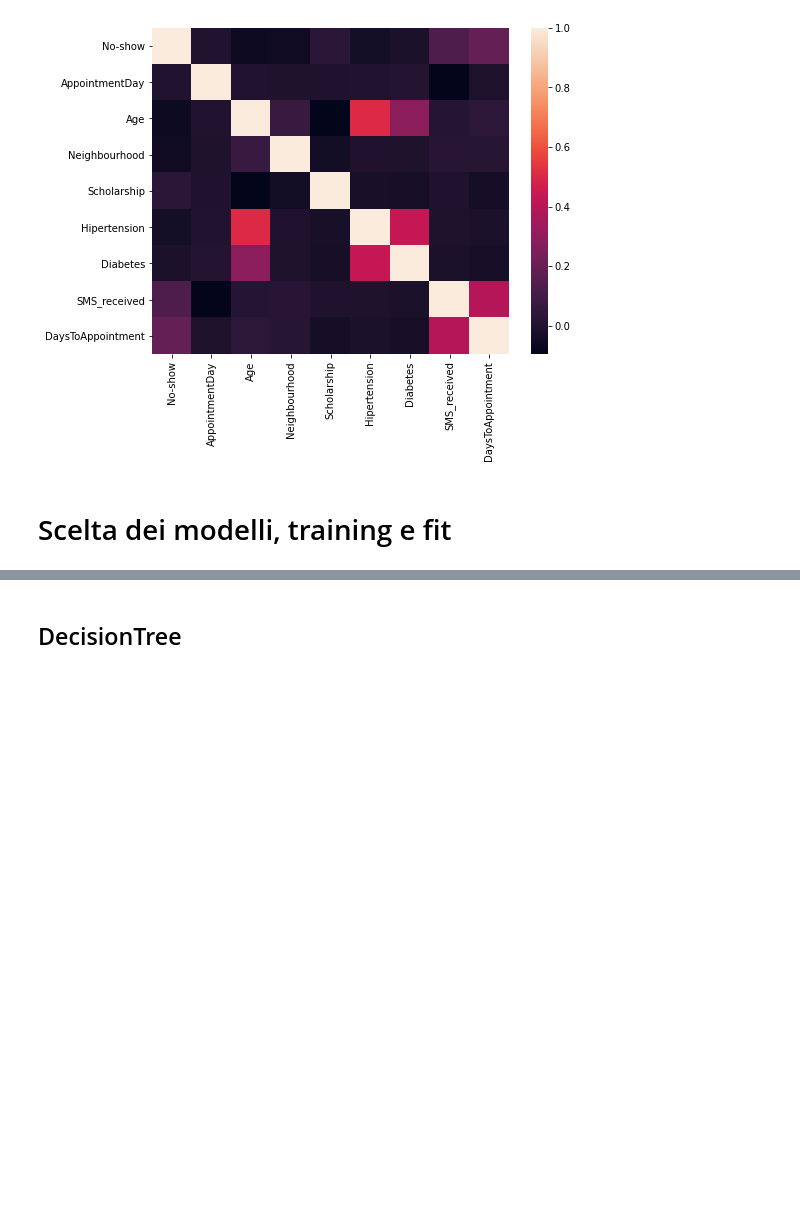
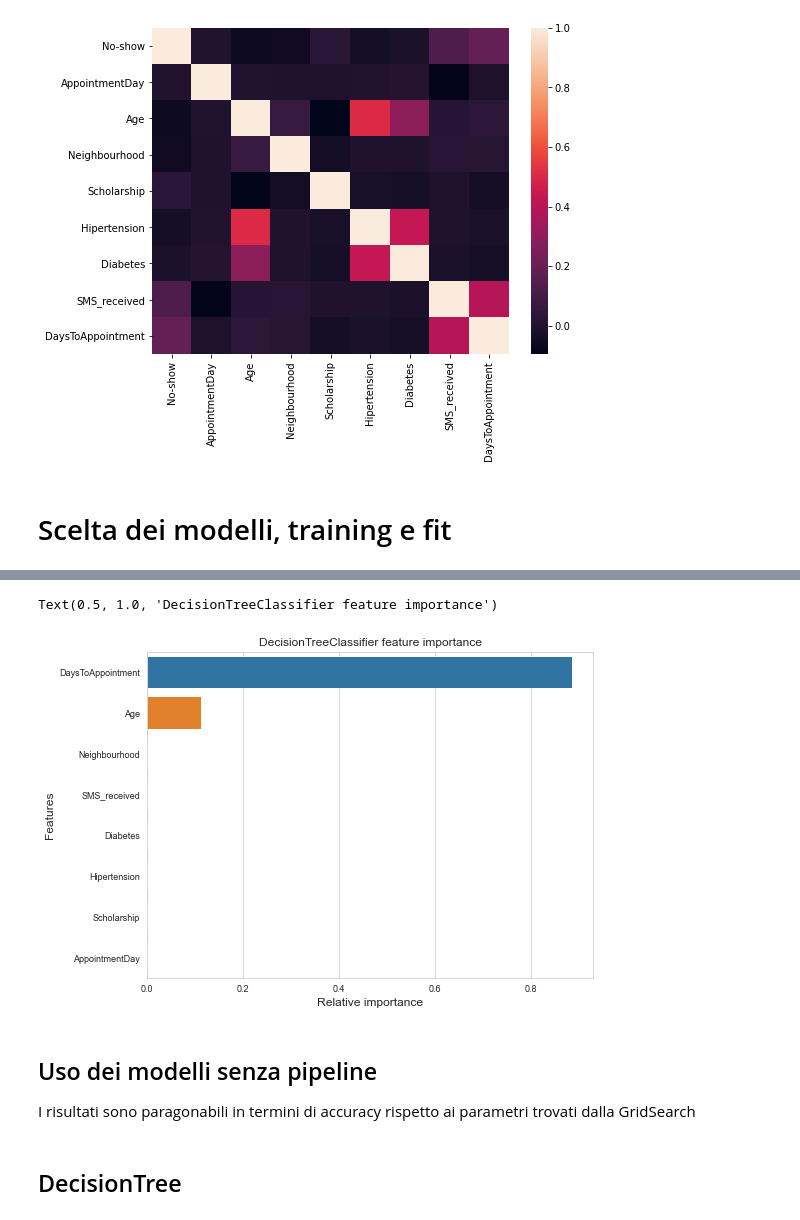
Before and after one commit to ale-pavel/exam-challenge-appointments, a Jupyter notebook: Challenge-appointments-training.ipynb, the cells around one changed output, grey strips where cells are left out. Saved outputs shown, nothing was run; the diff lists cells and outputs as text; code cells hidden in the pictures; blank space fills up the shorter version.

```diff
--- a/Challenge-appointments-training.ipynb
+++ b/Challenge-appointments-training.ipynb
@@ -287,23 +285,22 @@ X_test = X_test_temp
 from sklearn.pipeline import Pipeline
 pipe = Pipeline([
         ('inputer', SimpleImputer(strategy='median')),
-        ('ohe', OneHotEncoder(handle_unknown='ignore')),
         ('model', DecisionTreeClassifier())
         ])
 # %%
 params = [
             {'model': [DecisionTreeClassifier()],
-            'model__max_depth': np.arange(1,26)},
+            'model__max_depth': np.arange(1,15)},
             {'model': [LogisticRegression()],
-            'model__max_iter': [2000],
+            'model__max_iter': [1000],
             'model__penalty': ['l2'], #[['l1', 'l2']]
             'model__C': np.logspace(0, 4, 15)},
-            {'model': [RandomForestClassifier()],
-            'model__n_estimators': [10, 100, 1000],
-            'model__max_features': [1, 2, 3]},
+            #{'model': [RandomForestClassifier()],
+            #'model__n_estimators': [10, 100, 1000],
+            #'model__max_features': [1, 2, 3]},
             {'model': [KNeighborsClassifier()],
              'model__n_neighbors': np.arange(2,6),
-             'model__leaf_size': list(range(15,35)),
+             'model__leaf_size': list(range(10,30)),
              'model__p': [1, 2]}
             ]
 # %%
@@ -321,14 +350,21 @@ gridsearch.best_estimator_.get_params()
 # %%
 sns.set_style("whitegrid")
 
-fig, axes = plt.subplots(nrows = 1, ncols = 1, sharex="all", figsize=(6,4))
+fig, axes = plt.subplots(nrows = 1, ncols = 1, sharex="all", figsize=(8,6))
 
-indices = np.argsort( gridsearch.best_estimator_[0].feature_importances_)[::-1][:40]
-g = sns.barplot(y=X_train.columns[indices][:40],x = gridsearch.best_estimator_[0].feature_importances_[indices][:40] , orient='h')
+indices = np.argsort( gridsearch.best_estimator_[1].feature_importances_)[::-1][:40]
+g = sns.barplot(y=X_train.columns[indices][:40],x = gridsearch.best_estimator_[1].feature_importances_[indices][:40] , orient='h')
 g.set_xlabel("Relative importance",fontsize=12)
 g.set_ylabel("Features",fontsize=12)
 g.tick_params(labelsize=9)
 g.set_title('DecisionTreeClassifier' + " feature importance")
+# %% [output]
+Text(0.5, 1.0, 'DecisionTreeClassifier feature importance')
+[figure, added]
+# %% [markdown]
+## Uso dei modelli senza pipeline
+
+I risultati sono paragonabili in termini di accuracy rispetto ai parametri trovati dalla GridSearch
 # %% [markdown]
 ## DecisionTree
 # %%
```
Also changed, not shown: parts of 18 cells of this notebook, 1 other file.
